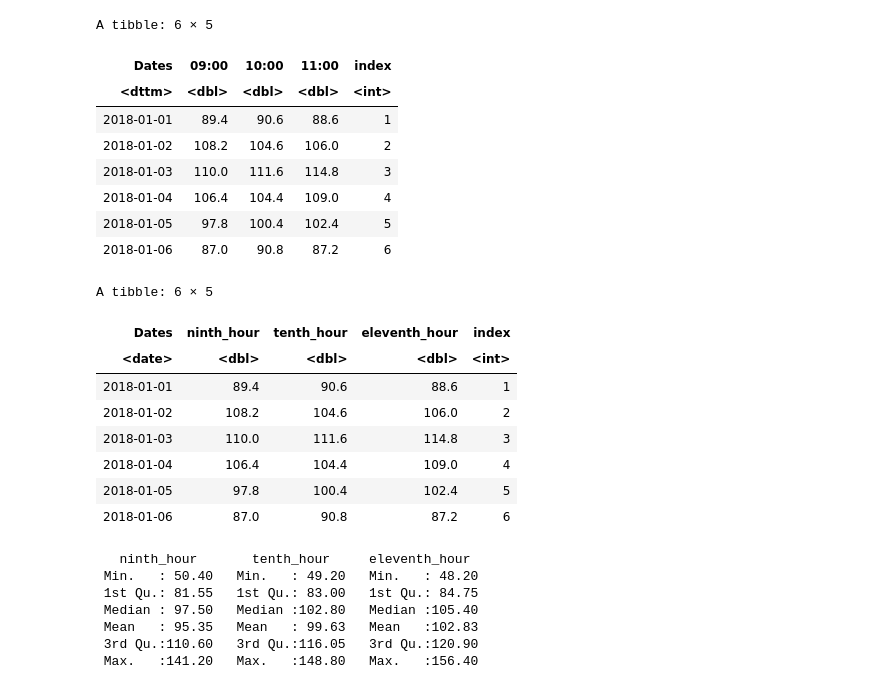
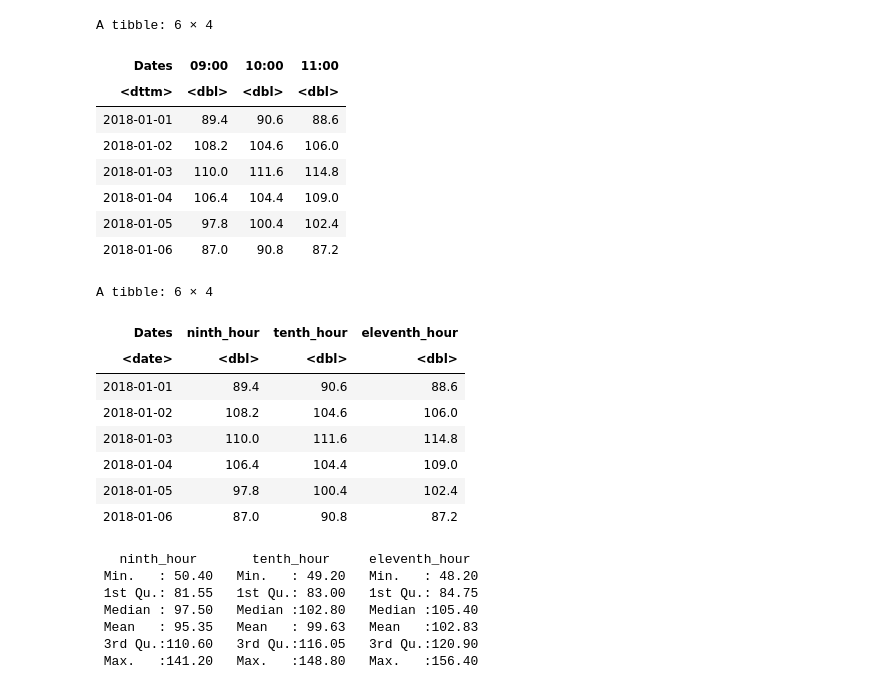
Before and after one commit to Saranga99/DM-ML, a Jupyter notebook: coursework/CW_Q2.ipynb, the cells around one changed output. Saved outputs shown, nothing was run; the diff lists cells and outputs as text; code cells hidden in the pictures.

```diff
--- a/coursework/CW_Q2.ipynb
+++ b/coursework/CW_Q2.ipynb
@@ -18,19 +18,17 @@ library(neuralnet)
 library(xts)
 # %%
 df <- read_excel("data/UOW_load.xlsx")
-#add index column to data frame
-df$index <- 1:nrow(df)
 head(df)
 # %% [output]
-A tibble: 6 × 5
+A tibble: 6 × 4
-| Dates | 09:00 | 10:00 | 11:00 | index |
-| <dttm> | <dbl> | <dbl> | <dbl> | <int> |
-| 2018-01-01 | 89.4 | 90.6 | 88.6 | 1 |
-| 2018-01-02 | 108.2 | 104.6 | 106.0 | 2 |
-| 2018-01-03 | 110.0 | 111.6 | 114.8 | 3 |
-| 2018-01-04 | 106.4 | 104.4 | 109.0 | 4 |
-| 2018-01-05 | 97.8 | 100.4 | 102.4 | 5 |
-| 2018-01-06 | 87.0 | 90.8 | 87.2 | 6 |
+| Dates | 09:00 | 10:00 | 11:00 |
+| <dttm> | <dbl> | <dbl> | <dbl> |
+| 2018-01-01 | 89.4 | 90.6 | 88.6 |
+| 2018-01-02 | 108.2 | 104.6 | 106.0 |
+| 2018-01-03 | 110.0 | 111.6 | 114.8 |
+| 2018-01-04 | 106.4 | 104.4 | 109.0 |
+| 2018-01-05 | 97.8 | 100.4 | 102.4 |
+| 2018-01-06 | 87.0 | 90.8 | 87.2 |
 # %%
 df$Dates<-as.Date(df$Dates)
 # %%
@@ -39,15 +37,15 @@ names(df)[3] <- paste("tenth_hour")
 names(df)[4] <- paste("eleventh_hour")
 head(df)
 # %% [output]
-A tibble: 6 × 5
+A tibble: 6 × 4
-| Dates | ninth_hour | tenth_hour | eleventh_hour | index |
-| <date> | <dbl> | <dbl> | <dbl> | <int> |
-| 2018-01-01 | 89.4 | 90.6 | 88.6 | 1 |
-| 2018-01-02 | 108.2 | 104.6 | 106.0 | 2 |
-| 2018-01-03 | 110.0 | 111.6 | 114.8 | 3 |
-| 2018-01-04 | 106.4 | 104.4 | 109.0 | 4 |
-| 2018-01-05 | 97.8 | 100.4 | 102.4 | 5 |
-| 2018-01-06 | 87.0 | 90.8 | 87.2 | 6 |
+| Dates | ninth_hour | tenth_hour | eleventh_hour |
+| <date> | <dbl> | <dbl> | <dbl> |
+| 2018-01-01 | 89.4 | 90.6 | 88.6 |
+| 2018-01-02 | 108.2 | 104.6 | 106.0 |
+| 2018-01-03 | 110.0 | 111.6 | 114.8 |
+| 2018-01-04 | 106.4 | 104.4 | 109.0 |
+| 2018-01-05 | 97.8 | 100.4 | 102.4 |
+| 2018-01-06 | 87.0 | 90.8 | 87.2 |
 # %%
 summary(df[2:4])
 # %% [output]
```
Also changed, not shown: parts of 17 cells of this notebook.
